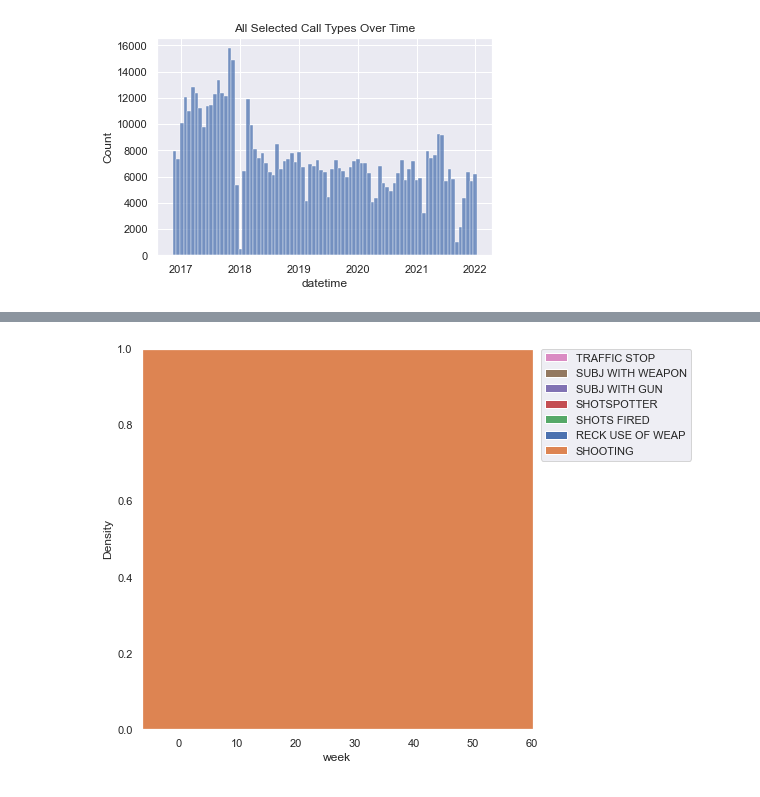
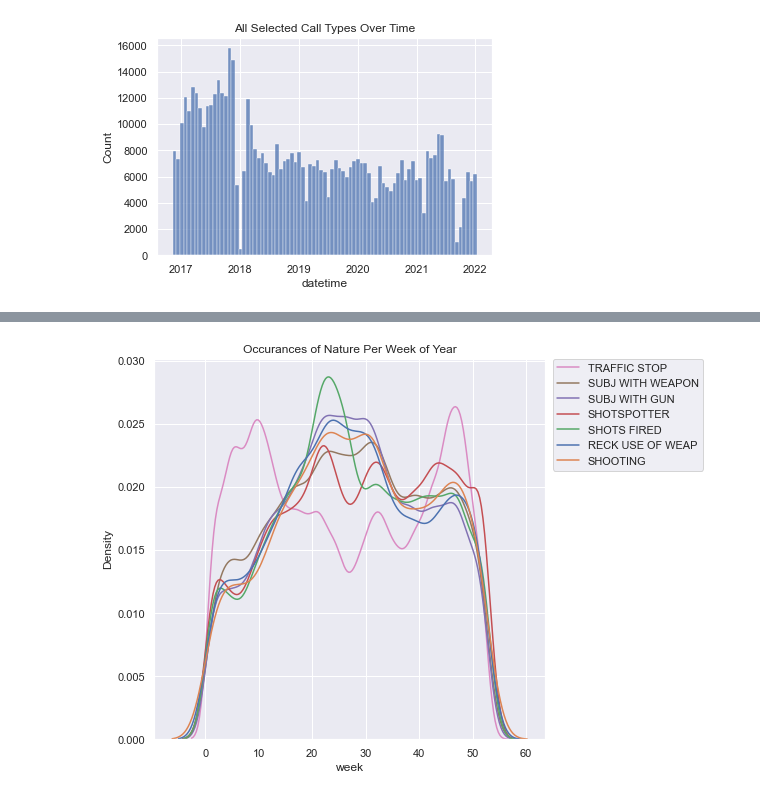
Before and after one commit to GrantFass/CS3300-FinalProject, a Jupyter notebook: CS 3300 011 Data Science Final Project.ipynb, the cells around one changed output, grey strips where cells are left out. Cells and saved outputs as stored; diff of their text form; code cells hidden in the pictures.

```diff
--- a/CS 3300 011 Data Science Final Project.ipynb
+++ b/CS 3300 011 Data Science Final Project.ipynb
@@ -811,3 +36,0 @@ The pandas [merge_asof](https://pandas.pydata.org/docs/dev/reference/api/pandas.
-# %%
-merged_data = pd.merge_asof(mpd_data, weather_data, on='datetime', direction='nearest')
-merged_data.shape
@@ -880,8 +166,9 @@ ax.set_title('All Selected Call Types Over Time')
 Text(0.5, 1.0, 'All Selected Call Types Over Time')
 [figure]
 # %%
-# This cell pulls out the week as a seperate feture to use for graphing
+# This cell pulls out the week and day as a seperate feture to use for graphing datetime versus nature.
 stacked_data = merged_data[['datetime', 'nature']].copy(deep=True)
 stacked_data['week'] = stacked_data['datetime'].map(lambda x: x.week)
+stacked_data['day'] = stacked_data['datetime'].map(lambda x: x.day)
 stacked_data
 # %% [output]
@@ -901,14 +200,14 @@ stacked_data
 # %%
+# https://www.statology.org/seaborn-legend-outside/ for moving the legend outside
+# https://stackoverflow.com/a/60679315 for plotting multiple categories (fix legend not showing)
 uses = stacked_data['nature'].unique()
 plt.figure(figsize=(7,7))
 ax = plt.axes()
 for use in uses:
-    sns.kdeplot(x=stacked_data["week"], hue=stacked_data[stacked_data['nature']==use]["nature"], ax=ax, common_norm=False, multiple="fill", alpha=1, label=use)
-# ax.legend(loc='center left', bbox_to_anchor=(1.25, 0.5), ncol=1)
-plt.legend(bbox_to_anchor=(1.02, 1), loc='upper left', borderaxespad=0) # https://www.statology.org/seaborn-legend-outside/
-# ax.set_title("")
-# ax
+    sns.kdeplot(x=stacked_data["week"], hue=stacked_data[stacked_data['nature']==use]["nature"],
+    ax=ax, common_norm=False, multiple="layer", alpha=1, label=use)
+plt.legend(bbox_to_anchor=(1.02, 1), loc='upper left', borderaxespad=0)
+plt.title("Occurances of Nature Per Week of Year")
 plt.show()
-# https://stackoverflow.com/a/60679315
 # %% [output]
-[figure, old version]
+[figure, new version]
```
Also changed, not shown: parts of 112 cells of this notebook, 4 other files.
